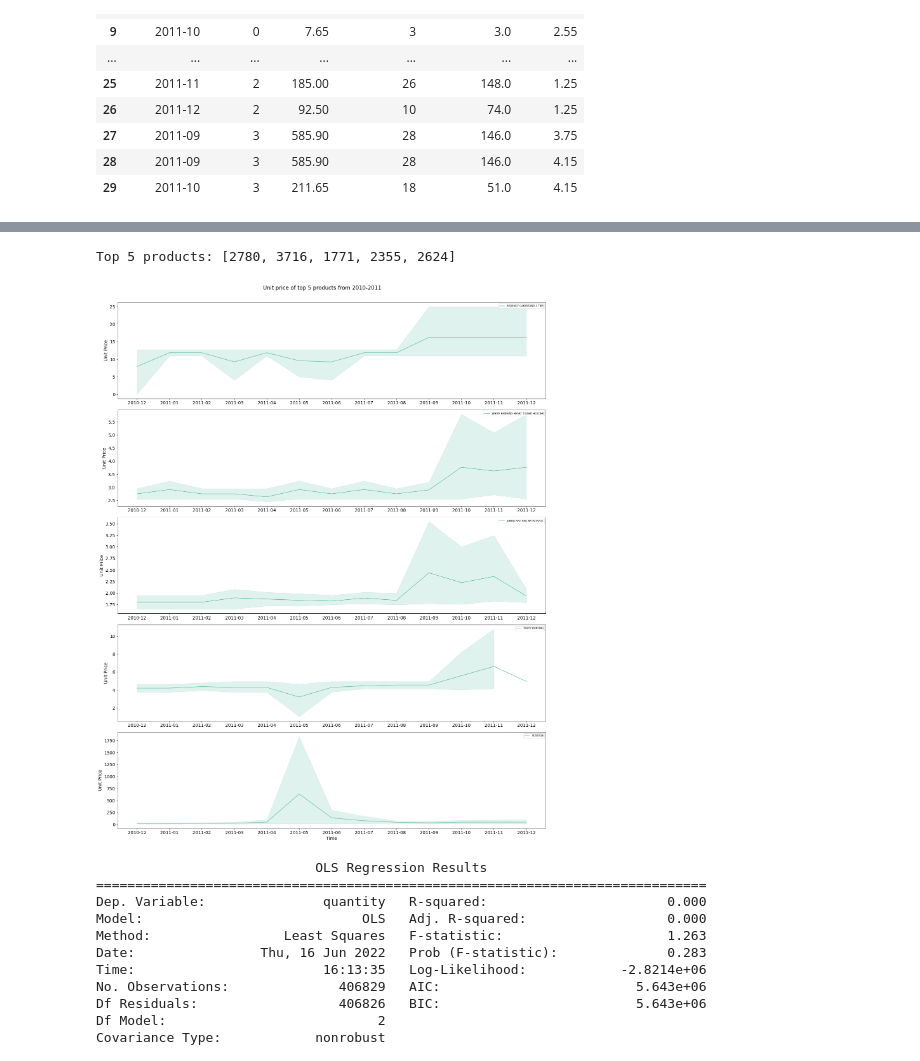
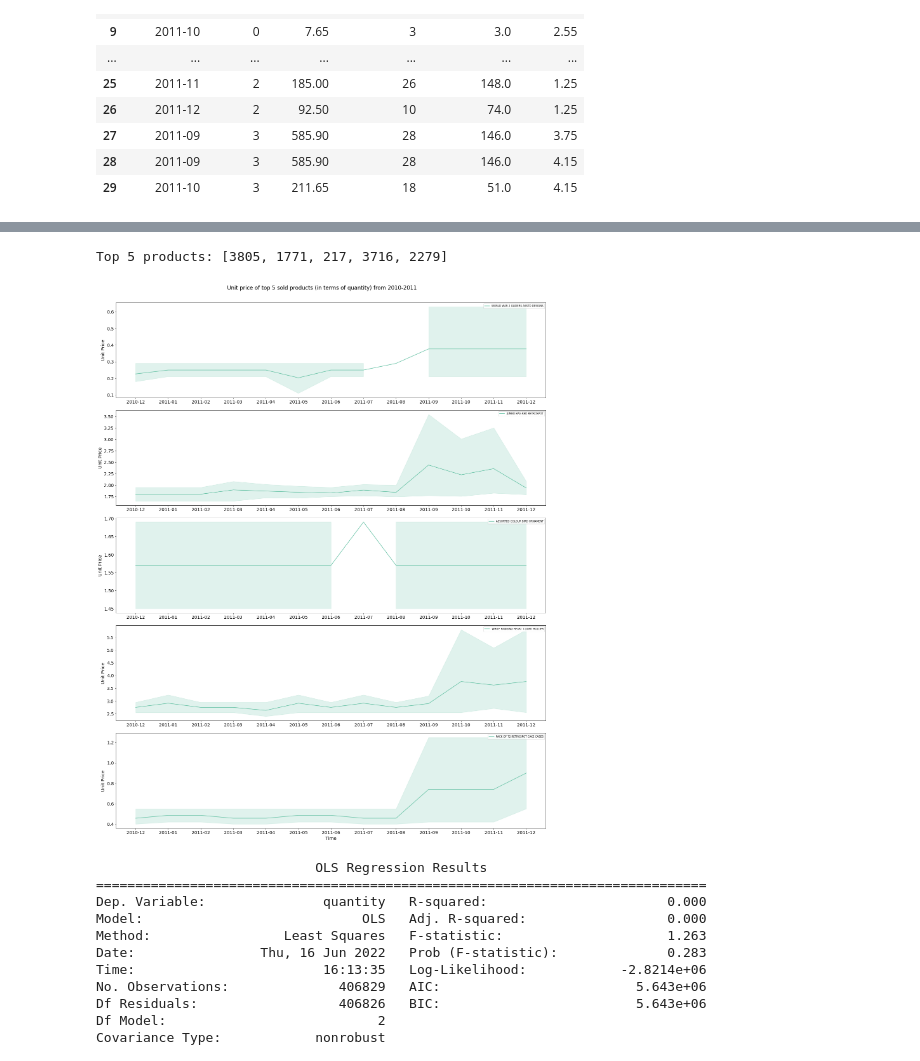
Before and after one commit to Aukerul-Shuvo/DAAS_Retail, a Jupyter notebook: notebook/Diagnostic Analysis.ipynb, the cells around one changed output, grey strips where cells are left out. Saved outputs shown, nothing was run; the diff lists cells and outputs as text; code cells hidden in the pictures.

```diff
--- a/notebook/Diagnostic Analysis.ipynb
+++ b/notebook/Diagnostic Analysis.ipynb
@@ -280,32 +295,32 @@ product_infos_top_5['unitprice'].max()
 # %%
-print('Top 5 products:', top_5_products_in_2010_2011)
+print('Top 5 sold products (in terms of quantity):', top_5_products_in_2010_2011)
 
 fig, ax =plt.subplots(5,1, figsize=(20,25))
 
-fig.suptitle("Unit price of top 5 products from 2010-2011")
+fig.suptitle("Unit price of top 5 sold products (in terms of quantity) from 2010-2011")
 for i in range(5):
     product_infos_top_5 = product_infos[product_infos['product'].isin([top_5_products_in_2010_2011[i]])]
     sns.lineplot(x="year_month", y="unitprice",
                  hue="product",
                  palette="Set2",
                  data=product_infos_top_5, ax=ax[i])
 
     ax[i].set_ylabel("Unit Price")
     if i+1 == 5:
         ax[i].set_xlabel("Time")
     else:
         ax[i].set_xlabel("")
 
     ax[i].legend([product_classes[top_5_products_in_2010_2011[i]]],
                loc='upper right',
                prop={'size': 8})
 
 fig.tight_layout()
 fig.subplots_adjust(top=0.95)
 plt.show()
 # %% [output]
-Top 5 products: [2780, 3716, 1771, 2355, 2624]
+Top 5 products: [3805, 1771, 217, 3716, 2279]
-[figure, old version]
+[figure, new version]
 # %%
 # estimate the model and save it as lm (linear model)
 lm = ols("quantity ~ month + year", data=df).fit()
```
Also changed, not shown: parts of 9 cells of this notebook.
